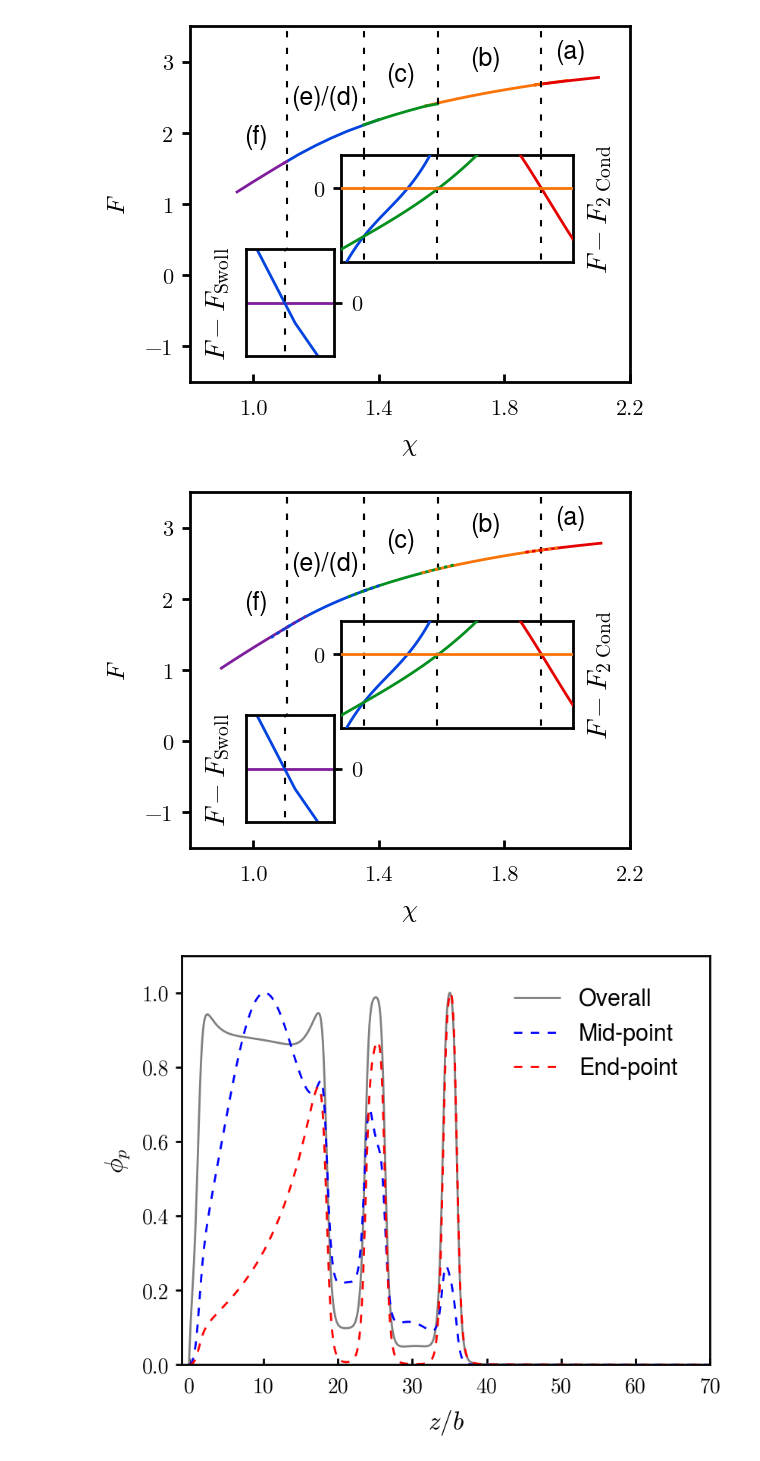
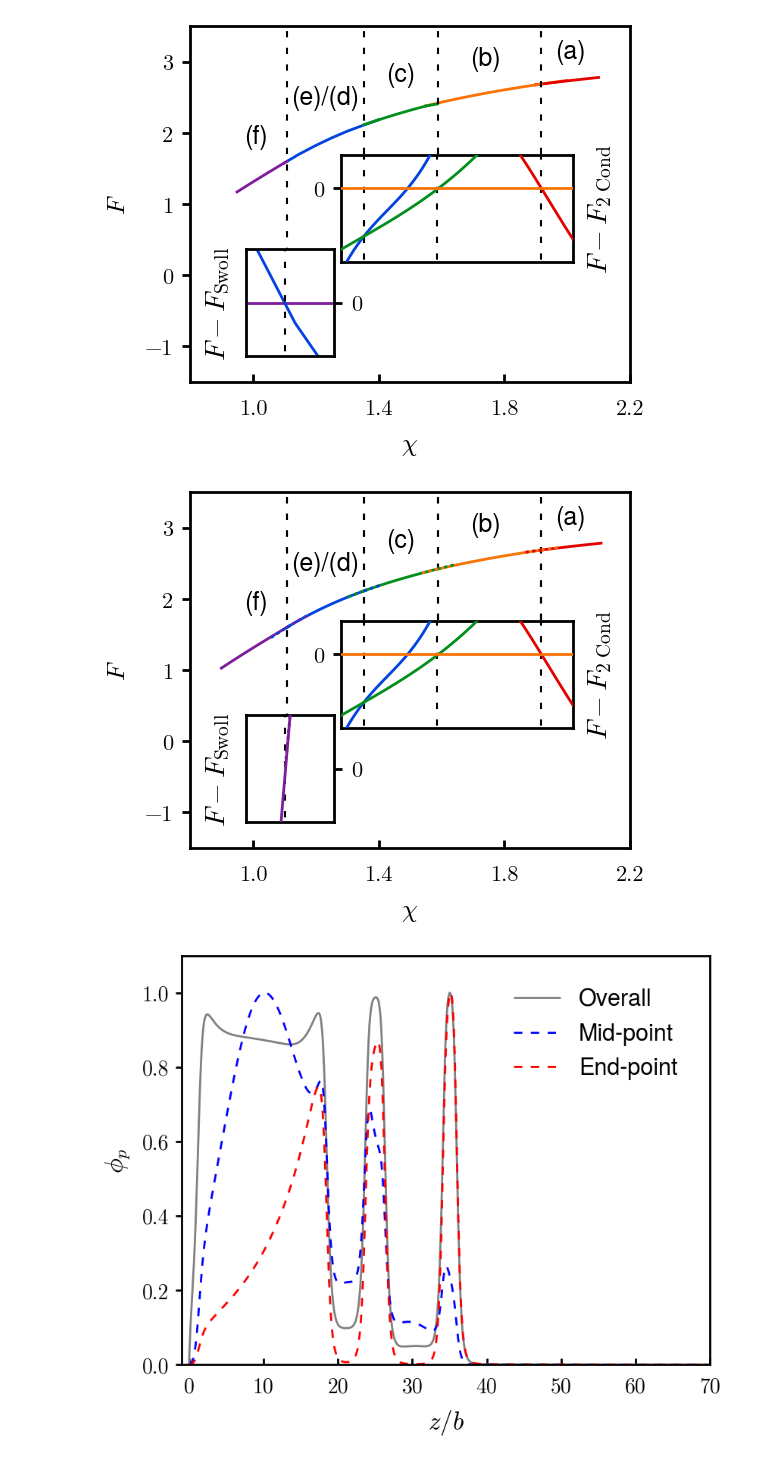
Before and after one commit to tyokokur/utilities, a Jupyter notebook: python/sysg_vis.ipynb, the cells around one changed output. Cells and saved outputs as stored; diff of their text form; code cells hidden in the pictures.

```diff
--- a/python/sysg_vis.ipynb
+++ b/python/sysg_vis.ipynb
@@ -797,7 +797,7 @@ ins1 = inset_axes(fax, width="100%", height="100%", loc="upper right",
                    bbox_to_anchor=(.15, .10, .20, .3), bbox_transform=fax.transAxes)
 plt.sca(ins1) # left inset
 Fref = A.iloc[0,:]
-plot_free((A.iloc[0,:], F4s02.
+plot_free((A.iloc[3,:], Fref), cdict['p0c'], (None,1.108), excess=True)
 # plot_Fex(F4s02, Fref, (0,None), -1, "")
 # plot_Fex(F4s02, Fref, (0,None), 3, "")
 plt.plot([t14]*2, [-0.05, 0.05], **trans_kw)
@@ -820,34 +820,34 @@ Fref = F4s02.iloc[1,:]
 plt.plot([t43]*2, [-0.05, 0.05], **trans_kw)
 plt.plot([t32]*2, [-0.05, 0.05], **trans_kw)
 plt.plot([t21]*2, [-0.05, 0.05], **trans_kw)
 
 ins2.yaxis.set_label_position('right')
 ins2.set_ylabel(r'$F - F_{\mathrm{2\ Cond}}$')
 ins2.set_xlim((1.28, 2.02))
 ins2.set_ylim((-0.018, 0.008))
 ins2.set_yticks([0])
 ins2.set_xticks([])
 
 ## Post-trans fits
 plt.sca(ins2)
 Fref = F4s02.iloc[1,:]
 ref_fit = UnivariateSpline(Fref['Chi'], Fref['F'], s=1e-05)
 p4_fit  = UnivariateSpline(F4s02.iloc[3,:]['Chi'], F4s02.iloc[3,:]['F'], s=0.001)
 p3_fit  = UnivariateSpline(F4s02.iloc[2,:]['Chi'], F4s02.iloc[2,:]['F'], s=0.001)
 p1_fit  = UnivariateSpline(F4s02.iloc[0,:]['Chi'], F4s02.iloc[0,:]['F'], s=0.001)
 
 chi_range = np.arange(1.20, 2.10, 0.01)
 ch2_range = np.arange(1.80, 2.10, 0.01)
 plt.plot(chi_range, p4_fit(chi_range)-ref_fit(chi_range), c=cdict['p4c'], zorder=4)
 plt.plot(chi_range, p3_fit(chi_range)-ref_fit(chi_range), c=cdict['p3c'], zorder=4)
 plt.plot(ch2_range, p1_fit(ch2_range)-ref_fit(ch2_range), c=cdict['p1c'], zorder=4)
 plt.plot(chi_range, ref_fit(chi_range)-ref_fit(chi_range), c=cdict['p2c'], zorder=4)
 
 tjy.ticks()
 
 # plt.savefig('imgs/free.pdf')
 # %% [output]
-[figure, old version]
+[figure, new version]
 # %%
 mpl.rcParams['xtick.labelsize'] = 20 #tmp change
 mpl.rcParams['ytick.labelsize'] = 20 #tmp change
```
